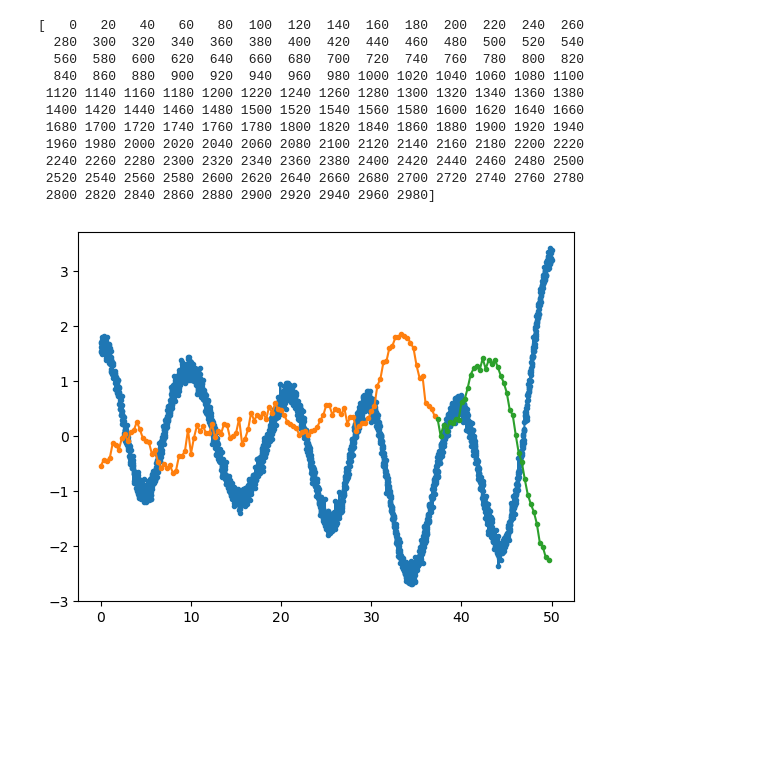
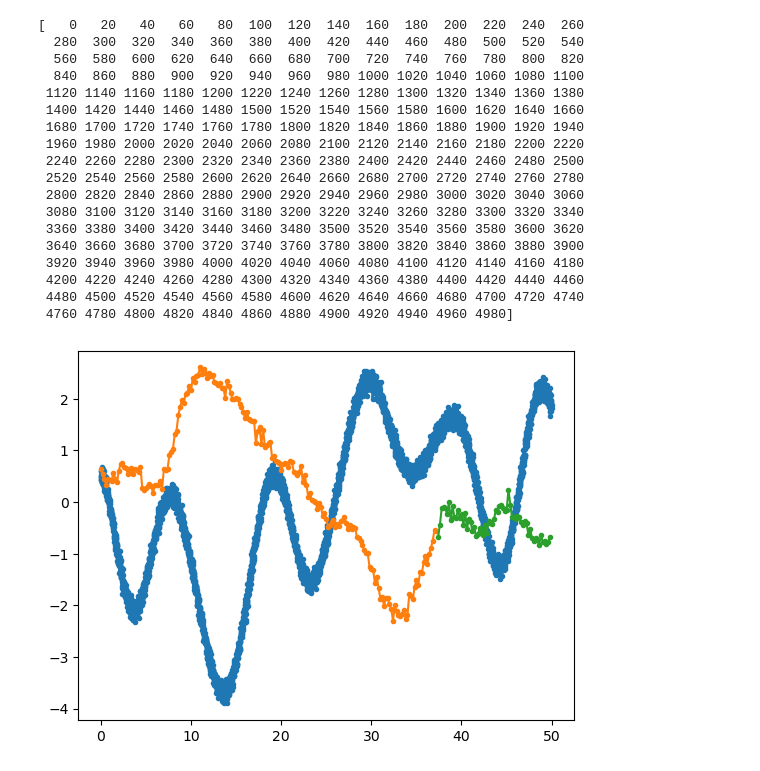
Before and after one commit to JVerbeek/at-gpflow, a Jupyter notebook: experiments/density-stress-test/density-stress-test.ipynb, the cells around one changed output. Saved outputs shown, nothing was run; the diff lists cells and outputs as text; code cells hidden in the pictures; blank space fills up the shorter version.

```diff
--- a/experiments/density-stress-test/density-stress-test.ipynb
+++ b/experiments/density-stress-test/density-stress-test.ipynb
@@ -35,6 +35,6 @@ To enable the following instructions: AVX2 AVX512F AVX512_VNNI AVX512_BF16 FMA,
 # %%
 k = gpf.kernels.RBF(lengthscales=3, variance=1) #+ gpf.kernels.Linear(0.001)
-NDP = 3000
+NDP = 5000
 Xall = np.linspace(0, 50, NDP)
 Yall  = np.random.multivariate_normal(np.zeros_like(Xall), k(Xall.reshape(-1, 1)))
 ind_1 = np.arange(0, NDP, 1)
@@ -52,35 +52,42 @@ X2 = X2 - X2[0]
 scalar = -1
 y2 = scalar * y2
 y2 = y2
 Xtest, ytest = Xall[ind_test], Yall[ind_test]
 ytest = scalar * ytest.reshape(-1, 1) + np.random.normal(0, 0.1, len(Xtest)).reshape(-1, 1)
 
 y1 = y1.reshape(-1, 1) + np.random.normal(0, 0.1, len(X1)).reshape(-1, 1)
 y2 = y2.reshape(-1, 1) + np.random.normal(0, 0.1, len(X2)).reshape(-1, 1)
 X1 = X1.reshape(-1, 1)
 X2 = X2.reshape(-1, 1)
 y2 = y2
 plt.plot(X1, y1, marker=".")
 plt.plot(X2, y2, marker=".")
 plt.plot(Xtest, ytest, marker=".")
 X = np.vstack((np.hstack((X1, np.zeros_like(X1))), np.hstack((X2, np.ones_like(X2)))))
 y = np.vstack((np.hstack((y1, np.zeros_like(y1))), np.hstack((y2, np.ones_like(y2)))))
 plt.show()
 X = tf.cast(X, np.float64)
 y = tf.cast(y, np.float64)
 # %% [output]
 [   0   20   40   60   80  100  120  140  160  180  200  220  240  260
   280  300  320  340  360  380  400  420  440  460  480  500  520  540
   560  580  600  620  640  660  680  700  720  740  760  780  800  820
   840  860  880  900  920  940  960  980 1000 1020 1040 1060 1080 1100
  1120 1140 1160 1180 1200 1220 1240 1260 1280 1300 1320 1340 1360 1380
  1400 1420 1440 1460 1480 1500 1520 1540 1560 1580 1600 1620 1640 1660
  1680 1700 1720 1740 1760 1780 1800 1820 1840 1860 1880 1900 1920 1940
  1960 1980 2000 2020 2040 2060 2080 2100 2120 2140 2160 2180 2200 2220
  2240 2260 2280 2300 2320 2340 2360 2380 2400 2420 2440 2460 2480 2500
  2520 2540 2560 2580 2600 2620 2640 2660 2680 2700 2720 2740 2760 2780
- 2800 2820 2840 2860 2880 2900 2920 2940 2960 2980]
+ 2800 2820 2840 2860 2880 2900 2920 2940 2960 2980 3000 3020 3040 3060
+ 3080 3100 3120 3140 3160 3180 3200 3220 3240 3260 3280 3300 3320 3340
+ 3360 3380 3400 3420 3440 3460 3480 3500 3520 3540 3560 3580 3600 3620
+ 3640 3660 3680 3700 3720 3740 3760 3780 3800 3820 3840 3860 3880 3900
+ 3920 3940 3960 3980 4000 4020 4040 4060 4080 4100 4120 4140 4160 4180
+ 4200 4220 4240 4260 4280 4300 4320 4340 4360 4380 4400 4420 4440 4460
+ 4480 4500 4520 4540 4560 4580 4600 4620 4640 4660 4680 4700 4720 4740
+ 4760 4780 4800 4820 4840 4860 4880 4900 4920 4940 4960 4980]
-[figure, old version]
+[figure, new version]
 # %%
 output_dim = 2  # Number of outputs
 rank = 1  # Rank of W
```
Also changed, not shown: parts of 7 cells of this notebook, 5 other files.
